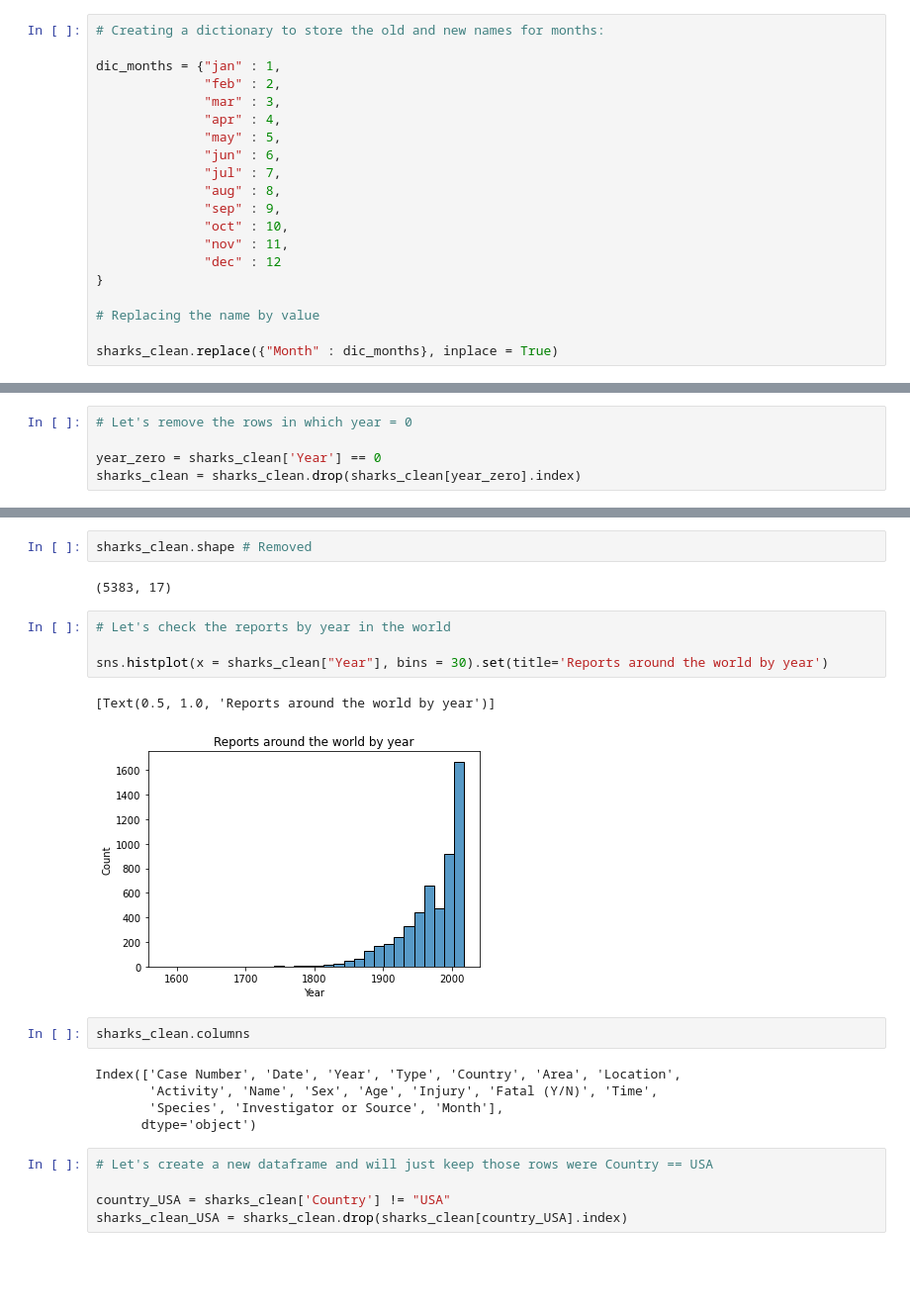
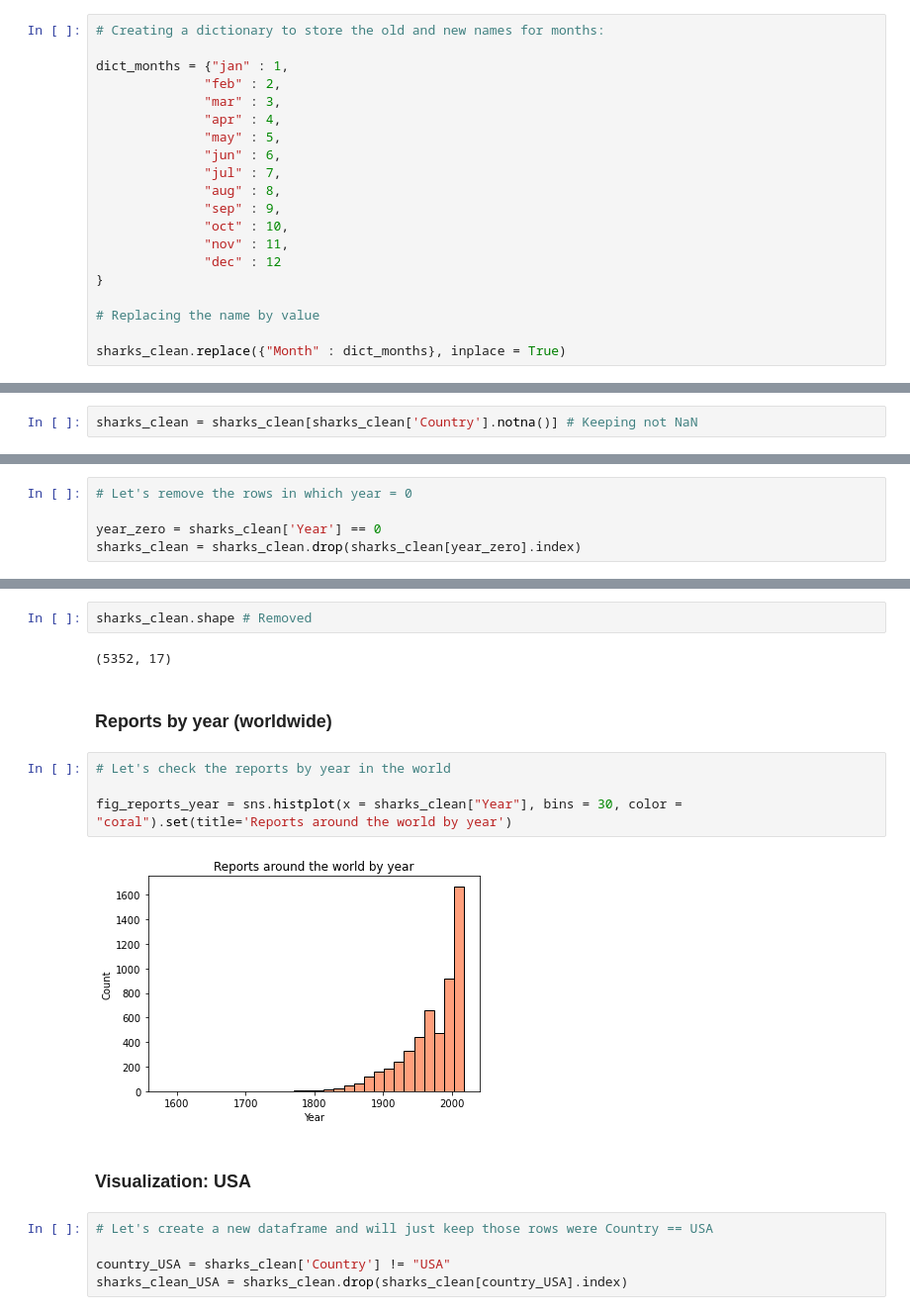
Before and after one commit to mplanasgit/project-1, a Jupyter notebook: my_project_analysis.ipynb, the cells around one changed output, grey strips where cells are left out. Shown: that part at 99% size. Saved outputs shown, nothing was run; the diff lists cells and outputs as text; blank space fills up the shorter version.

```diff
--- a/my_project_analysis.ipynb
+++ b/my_project_analysis.ipynb
@@ -103,7 +105,7 @@ We need the Month to be codified (1-12) so that the months are then properly ord
 # %%
 # Creating a dictionary to store the old and new names for months:
 
-dic_months = {"jan" : 1,
+dict_months = {"jan" : 1,
               "feb" : 2,
               "mar" : 3,
               "apr" : 4,
@@ -119,4 +121,4 @@ dic_months = {"jan" : 1,
 
 # Replacing the name by value
 
-sharks_clean.replace({"Month" : dic_months}, inplace = True)
+sharks_clean.replace({"Month" : dict_months}, inplace = True)
@@ -150,0 +159,2 @@ sharks_clean["Country"] = sharks_clean["Country"].str.strip().str.upper() # Just
+# %%
+sharks_clean = sharks_clean[sharks_clean['Country'].notna()] # Keeping not NaN
@@ -336,21 +352,17 @@ sharks_clean.tail(3)
 # %%
 sharks_clean.shape # Removed
 # %% [output]
-(5383, 17)
+(5352, 17)
+# %% [markdown]
+### Reports by year (worldwide)
 # %%
 # Let's check the reports by year in the world
 
-sns.histplot(x = sharks_clean["Year"], bins = 30).set(title='Reports around the world by year')
+fig_reports_year = sns.histplot(x = sharks_clean["Year"], bins = 30, color = "coral").set(title='Reports around the world by year')
 # %% [output]
-[Text(0.5, 1.0, 'Reports around the world by year')]
-[figure, old version]
+[figure, new version]
-# %%
-sharks_clean.columns
-# %% [output]
-Index(['Case Number', 'Date', 'Year', 'Type', 'Country', 'Area', 'Location',
-       'Activity', 'Name', 'Sex', 'Age', 'Injury', 'Fatal (Y/N)', 'Time',
-       'Species', 'Investigator or Source', 'Month'],
-      dtype='object')
+# %% [markdown]
+### Visualization: USA
 # %%
 # Let's create a new dataframe and will just keep those rows were Country == USA
 
```
Also changed, not shown: parts of 57 cells of this notebook.
